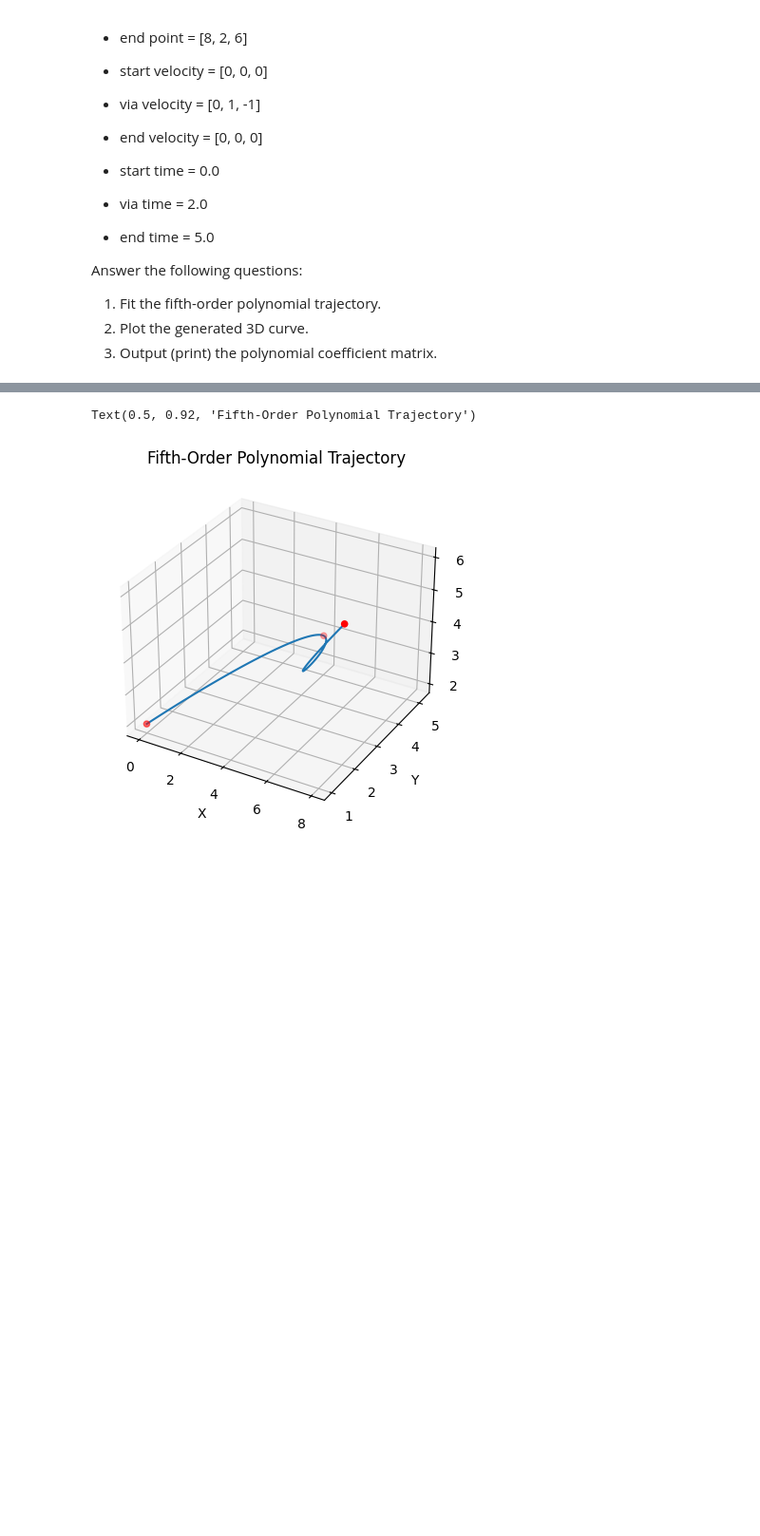
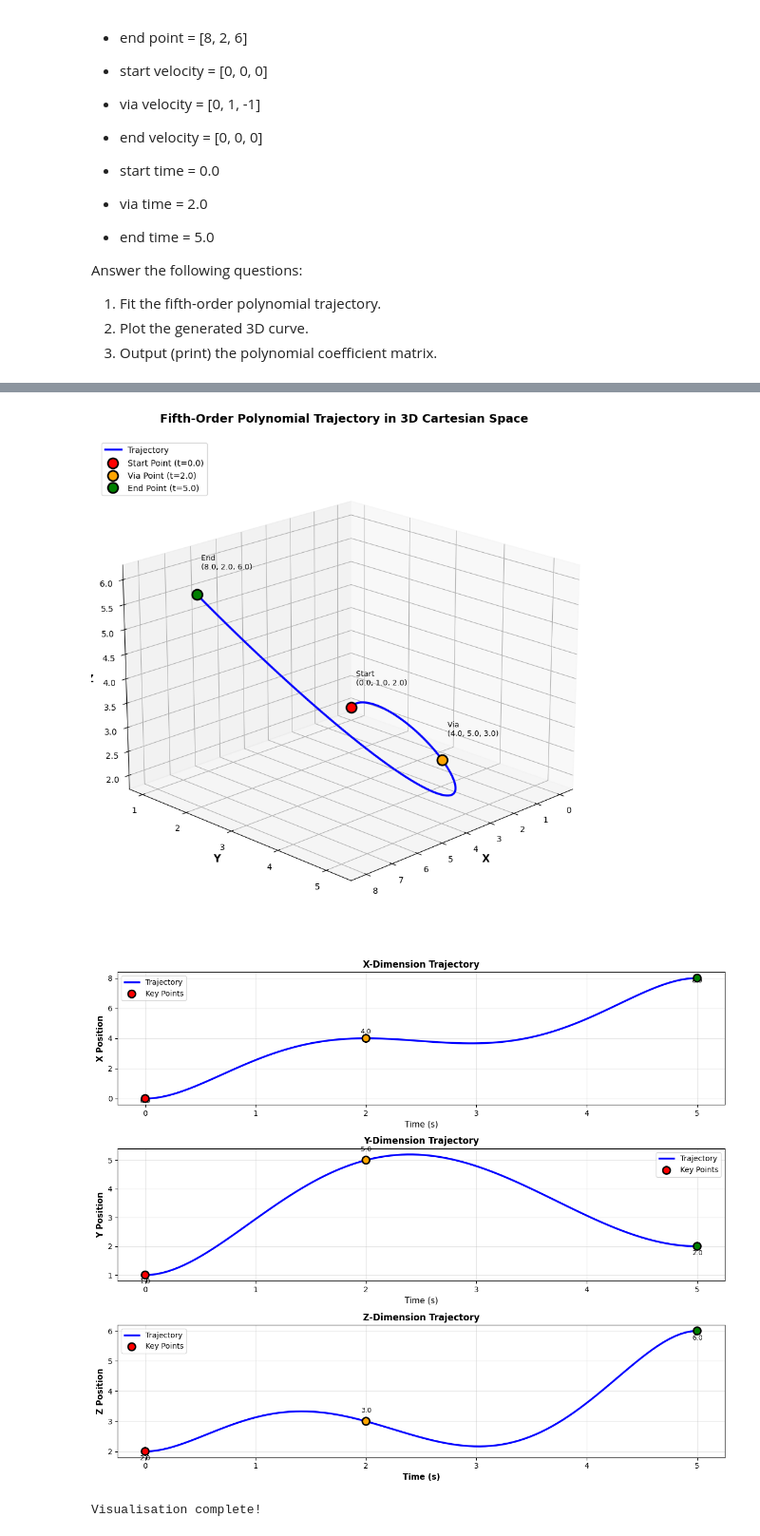
Before and after one commit to Brandnewson/COMP3631_CW_2026, a Jupyter notebook: CW2_TrajectoryGeneration_Question.ipynb, the cells around one changed output, grey strips where cells are left out. Shown at 95% size. Drawn from its saved outputs; the diff is of its cells as text; code cells hidden in the pictures; blank space fills up the shorter version.

```diff
--- a/CW2_TrajectoryGeneration_Question.ipynb
+++ b/CW2_TrajectoryGeneration_Question.ipynb
@@ -54,8 +54,8 @@ velocities = np.array([
 start_time, via_time, end_time = 0.0, 2.0, 5.0
 # %%
 def compute_polynomial_coefficients(points, velocities, times):
-    a = np.zeros((3, 6))  # 3 dimensions, 6 coefficients each
-    for i in range(3):  # for x, y, z
+    a = np.zeros((3, 6))
+    for i in range(3):
         A = np.array([
             [times[0]**5, times[0]**4, times[0]**3, times[0]**2, times[0], 1],
             [times[1]**5, times[1]**4, times[1]**3, times[1]**2, times[1], 1],
@@ -77,11 +77,27 @@ def compute_polynomial_coefficients(points, velocities, times):
 
 print("Computing polynomial coefficients...")
 coefficients = compute_polynomial_coefficients(points, velocities, [start_time, via_time, end_time])
-print("Coefficients computed successfully.")
-print("Polynomial coefficient matrix (rows: x, y, z; cols: a5, a4, a3, a2, a1, a0):")
+print("Coefficients computed successfully.\n")
+
+print("=" * 80)
+print("POLYNOMIAL COEFFICIENT MATRIX")
+print("=" * 80)
+print("\nFormat: p(t) = a5*t^5 + a4*t^4 + a3*t^3 + a2*t^2 + a1*t + a0\n")
+
+dimensions = ['X', 'Y', 'Z']
+coeff_names = ['a5', 'a4', 'a3', 'a2', 'a1', 'a0']
+print(f"{'Dim':<5} {coeff_names[0]:>15} {coeff_names[1]:>15} {coeff_names[2]:>15} {coeff_names[3]:>15} {coeff_names[4]:>15} {coeff_names[5]:>15}")
+print("-" * 97)
+for i, dim in enumerate(dimensions):
+    coeff_str = f"{dim:<5}"
+    for j in range(6):
+        coeff_str += f" {coefficients[i][j]:>14.6f}"
+    print(coeff_str)
+
+print("\nRaw coefficient matrix (rows: x, y, z; cols: a5, a4, a3, a2, a1, a0):")
 print(coefficients)
+print("=" * 80 + "\n")
 
-# Visualise the trajectory
 time_steps = np.linspace(start_time, end_time, 100)
 trajectory = np.zeros((100, 3))
 for i in range(3):
@@ -92,16 +108,47 @@ for i in range(3):
                         coefficients[i][4] * time_steps +
                         coefficients[i][5])
 
-fig = plt.figure()
+fig = plt.figure(figsize=(12, 9))
 ax = fig.add_subplot(111, projection='3d')
-ax.plot(trajectory[:, 0], trajectory[:, 1], trajectory[:, 2], label='Trajectory')
-ax.scatter(points[:, 0], points[:, 1], points[:, 2], color='red', label='Key Points')
-ax.set_xlabel('X')
-ax.set_ylabel('Y')
-ax.set_zlabel('Z')
-ax.set_title('Fifth-Order Polynomial Trajectory')
-ax.legend()
+ax.plot(trajectory[:, 0], trajectory[:, 1], trajectory[:, 2], 'b-', linewidth=2.5, label='Trajectory')
+
+colors = ['red', 'orange', 'green']
+labels = ['Start Point (t=0.0)', 'Via Point (t=2.0)', 'End Point (t=5.0)']
+for point, color, label in zip(points, colors, labels):
+    ax.scatter(point[0], point[1], point[2], color=color, s=150, edgecolors='black', linewidth=2, zorder=5, label=label)
+    ax.text(point[0], point[1], point[2] + 0.5, f'  {label.split()[0]}\n  ({point[0]:.1f}, {point[1]:.1f}, {point[2]:.1f})', fontsize=9)
+
+ax.set_xlabel('X', fontsize=12, fontweight='bold')
+ax.set_ylabel('Y', fontsize=12, fontweight='bold')
+ax.set_zlabel('Z', fontsize=12, fontweight='bold')
+ax.set_title('Fifth-Order Polynomial Trajectory in 3D Cartesian Space', fontsize=14, fontweight='bold', pad=20)
+ax.legend(fontsize=10, loc='upper left')
+ax.grid(True, alpha=0.3)
+ax.view_init(elev=20, azim=45)
+
+plt.tight_layout()
 plt.show()
+
+fig, axes = plt.subplots(3, 1, figsize=(12, 10))
+for i, (dim, ax) in enumerate(zip(dimensions, axes)):
+    ax.plot(time_steps, trajectory[:, i], 'b-', linewidth=2.5, label='Trajectory')
+    ax.scatter([start_time, via_time, end_time],
+               [points[0][i], points[1][i], points[2][i]],
+               color=['red', 'orange', 'green'], s=100, edgecolors='black', linewidth=2, zorder=5, label='Key Points')
+    ax.text(start_time, points[0][i] - 0.3, f'{points[0][i]:.1f}', ha='center', fontsize=9)
+    ax.text(via_time, points[1][i] + 0.3, f'{points[1][i]:.1f}', ha='center', fontsize=9)
+    ax.text(end_time, points[2][i] - 0.3, f'{points[2][i]:.1f}', ha='center', fontsize=9)
+    ax.set_ylabel(f'{dim} Position', fontsize=11, fontweight='bold')
+    ax.set_xlabel('Time (s)', fontsize=11)
+    ax.grid(True, alpha=0.3)
+    ax.legend(fontsize=10)
+    ax.set_title(f'{dim}-Dimension Trajectory', fontsize=12, fontweight='bold')
+
+axes[-1].set_xlabel('Time (s)', fontsize=11, fontweight='bold')
+plt.tight_layout()
+plt.show()
+
+print("Visualisation complete!")
 # %% [output]
 Computing polynomial coefficients...
 Coefficients computed successfully.
@@ -108,2 +173,3 @@ Coefficients computed successfully.
+[figure, new version]
+[figure, added]
-Text(0.5, 0.92, 'Fifth-Order Polynomial Trajectory')
+Visualisation complete!
-[figure, old version]
```
Also changed, not shown: parts of 2 cells of this notebook, 14 other files.
